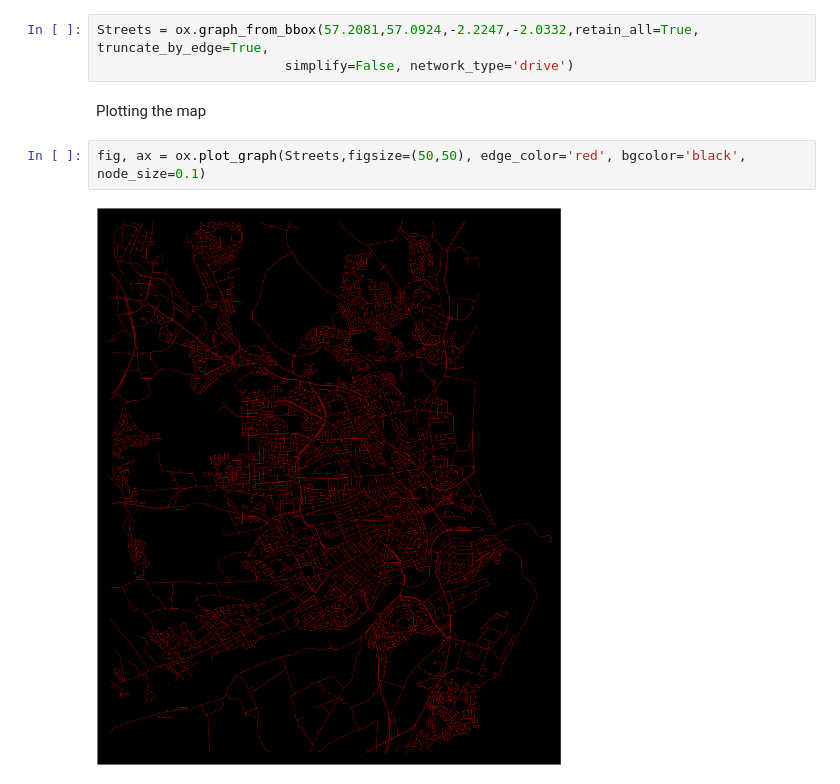
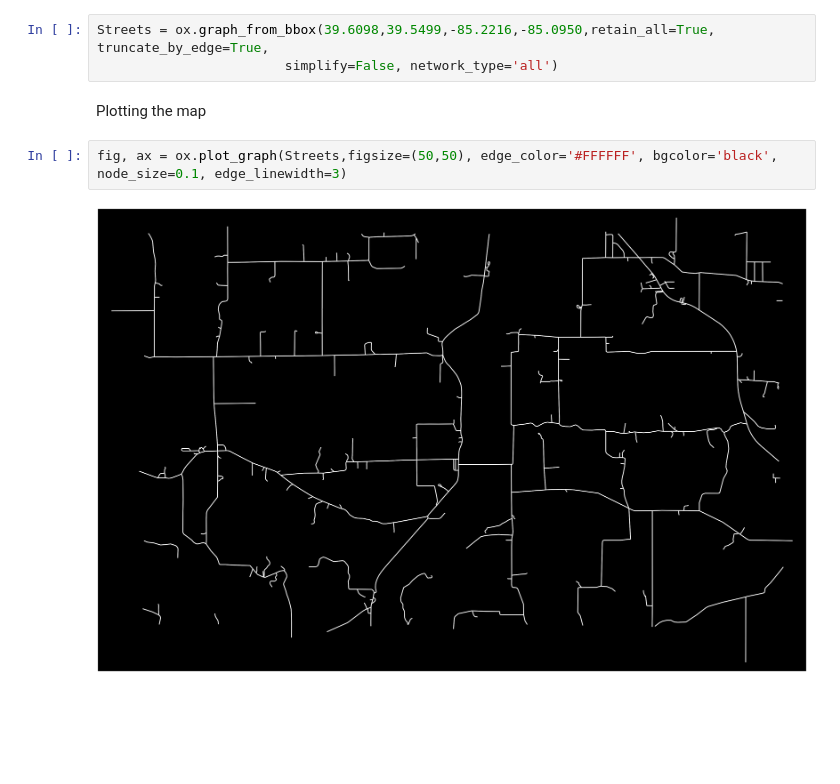
Before and after one commit to VikkiWalls/30-Day-Map-Challenge-2022, a Jupyter notebook: Code/Day 22 - Null.ipynb, the cells around one changed output. Saved outputs shown, nothing was run; the diff lists cells and outputs as text; blank space fills up the shorter version.

```diff
--- a/Code/Day 22 - Null.ipynb
+++ b/Code/Day 22 - Null.ipynb
@@ -11,9 +11,9 @@ Selecting roads of Aberdeen (Scotland) using coordinates (obtained by viewing Op
 # %%
-Streets = ox.graph_from_bbox(57.2081,57.0924,-2.2247,-2.0332,retain_all=True, truncate_by_edge=True,
-                        simplify=False, network_type='drive')
+Streets = ox.graph_from_bbox(39.6098,39.5499,-85.2216,-85.0950,retain_all=True, truncate_by_edge=True,
+                        simplify=False, network_type='all')
 # %% [markdown]
 Plotting the map
 # %%
-fig, ax = ox.plot_graph(Streets,figsize=(50,50), edge_color='red', bgcolor='black', node_size=0.1)
+fig, ax = ox.plot_graph(Streets,figsize=(50,50), edge_color='#FFFFFF', bgcolor='black', node_size=0.1, edge_linewidth=3)
 # %% [output]
-[figure, old version]
+[figure, new version]
```
Also changed, not shown: parts of 4 cells of this notebook, 3 other files.
